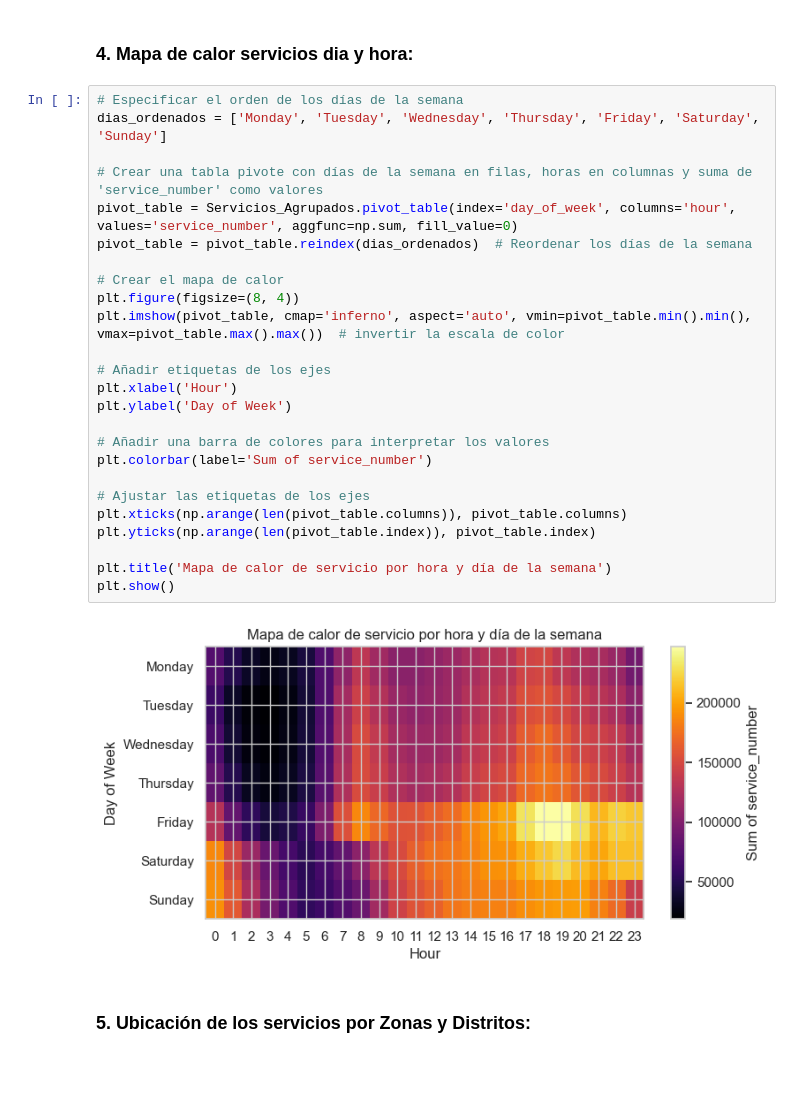
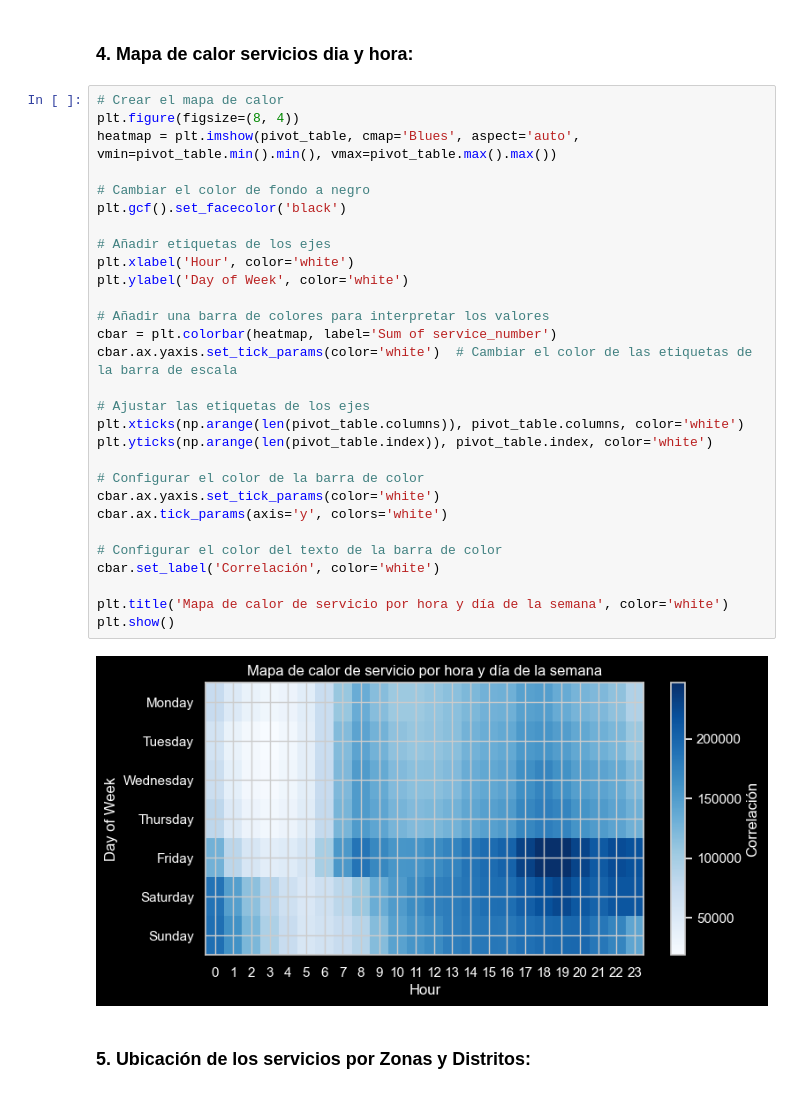
Before and after one commit to R4F43LB/EcoTaxisNYC, a Jupyter notebook: EDA/TLC_NYC.ipynb, the cells around one changed output. Drawn from its saved outputs; the diff is of its cells as text.

```diff
--- a/EDA/TLC_NYC.ipynb
+++ b/EDA/TLC_NYC.ipynb
@@ -773,32 +857,36 @@ Es evindete la estacionalidad hacal inicio y final de semana.
 # %% [markdown]
 ### 4. Mapa de calor servicios dia y hora:
 # %%
-# Especificar el orden de los días de la semana
-dias_ordenados = ['Monday', 'Tuesday', 'Wednesday', 'Thursday', 'Friday', 'Saturday', 'Sunday']
-
-# Crear una tabla pivote con días de la semana en filas, horas en columnas y suma de 'service_number' como valores
-pivot_table = Servicios_Agrupados.pivot_table(index='day_of_week', columns='hour', values='service_number', aggfunc=np.sum, fill_value=0)
-pivot_table = pivot_table.reindex(dias_ordenados)  # Reordenar los días de la semana
-
 # Crear el mapa de calor
 plt.figure(figsize=(8, 4))
-plt.imshow(pivot_table, cmap='inferno', aspect='auto', vmin=pivot_table.min().min(), vmax=pivot_table.max().max())  # invertir la escala de color
+heatmap = plt.imshow(pivot_table, cmap='Blues', aspect='auto', vmin=pivot_table.min().min(), vmax=pivot_table.max().max())
+
+# Cambiar el color de fondo a negro
+plt.gcf().set_facecolor('black')
 
 # Añadir etiquetas de los ejes
-plt.xlabel('Hour')
-plt.ylabel('Day of Week')
+plt.xlabel('Hour', color='white')
+plt.ylabel('Day of Week', color='white')
 
 # Añadir una barra de colores para interpretar los valores
-plt.colorbar(label='Sum of service_number')
+cbar = plt.colorbar(heatmap, label='Sum of service_number')
+cbar.ax.yaxis.set_tick_params(color='white')  # Cambiar el color de las etiquetas de la barra de escala
 
 # Ajustar las etiquetas de los ejes
-plt.xticks(np.arange(len(pivot_table.columns)), pivot_table.columns)
-plt.yticks(np.arange(len(pivot_table.index)), pivot_table.index)
+plt.xticks(np.arange(len(pivot_table.columns)), pivot_table.columns, color='white')
+plt.yticks(np.arange(len(pivot_table.index)), pivot_table.index, color='white')
 
-plt.title('Mapa de calor de servicio por hora y día de la semana')
+# Configurar el color de la barra de color
+cbar.ax.yaxis.set_tick_params(color='white')
+cbar.ax.tick_params(axis='y', colors='white')
+
+# Configurar el color del texto de la barra de color
+cbar.set_label('Correlación', color='white')
+
+plt.title('Mapa de calor de servicio por hora y día de la semana', color='white')
 plt.show()
 # %% [output]
-[figure, old version]
+[figure, new version]
 # %% [markdown]
 ### 5. Ubicación de los servicios por Zonas y Distritos:
 # %% [markdown]
```
Also changed, not shown: parts of 12 cells of this notebook, 9 other files.
